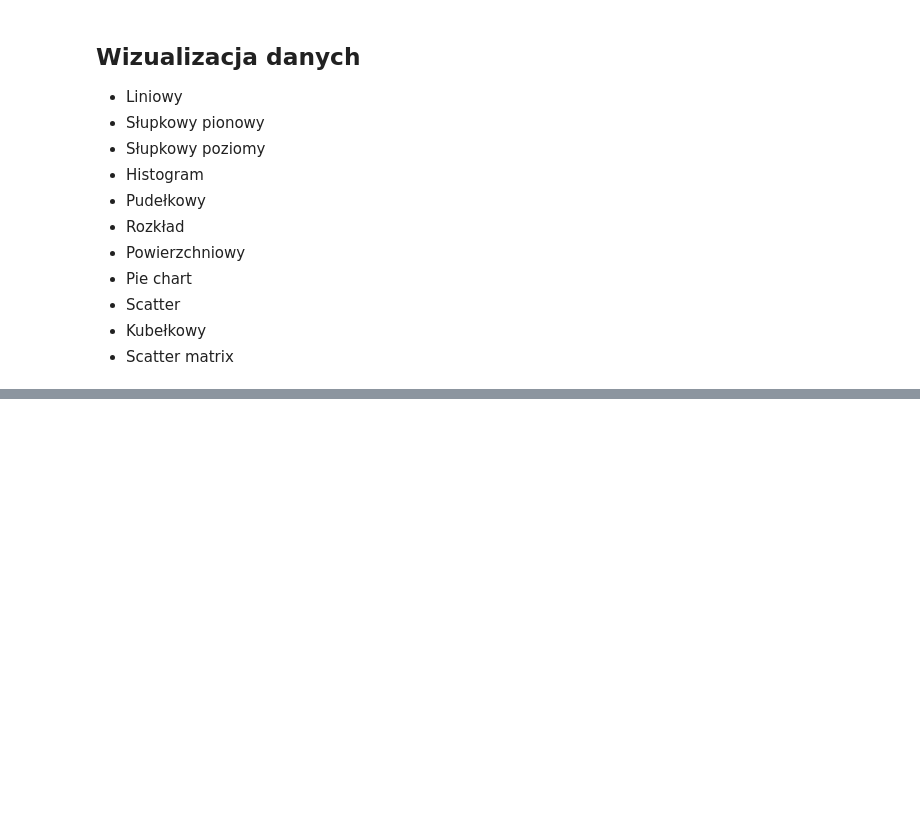
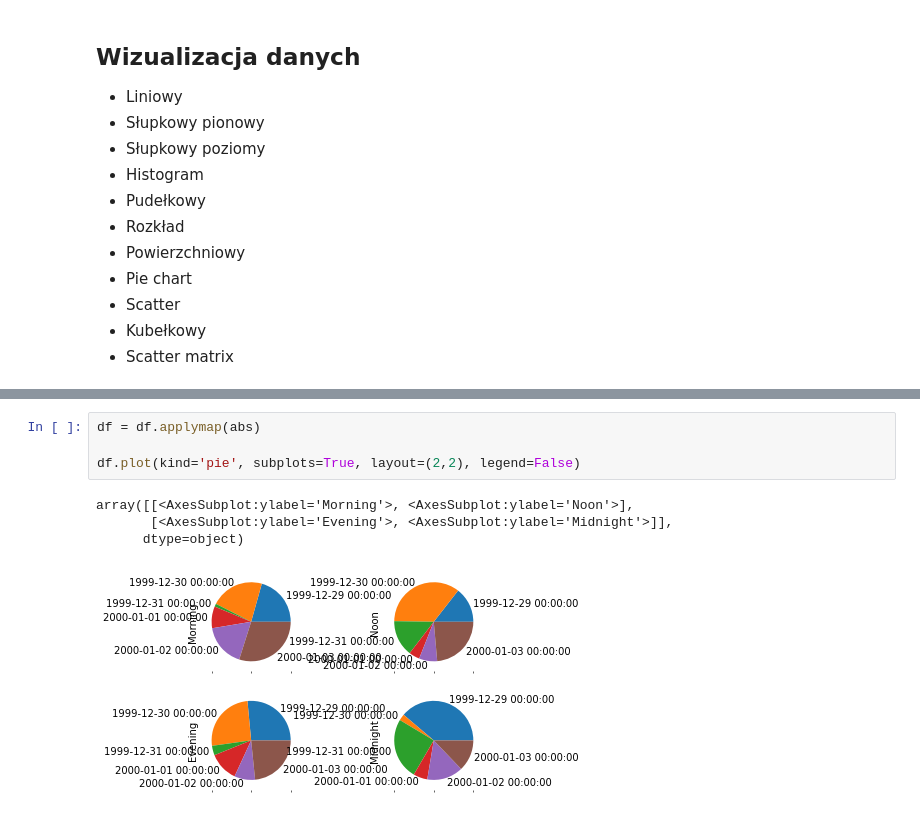
Before and after one commit to sagespl/python-masterclass, a Jupyter notebook: f04e-pandas-dataframe-dane-lekcja.ipynb, the cells around one changed output, grey strips where cells are left out. Saved outputs shown, nothing was run; the diff lists cells and outputs as text; blank space fills up the shorter version.

```diff
--- a/f04e-pandas-dataframe-dane-lekcja.ipynb
+++ b/f04e-pandas-dataframe-dane-lekcja.ipynb
@@ -66,0 +222,9 @@ last_names = pd.DataFrame({
+# %%
+df = df.applymap(abs)
+
+df.plot(kind='pie', subplots=True, layout=(2,2), legend=False)
+# %% [output]
+array([[<AxesSubplot:ylabel='Morning'>, <AxesSubplot:ylabel='Noon'>],
+       [<AxesSubplot:ylabel='Evening'>, <AxesSubplot:ylabel='Midnight'>]],
+      dtype=object)
+[figure, added]
```
Also changed, not shown: parts of 28 cells of this notebook, 3 other files.
